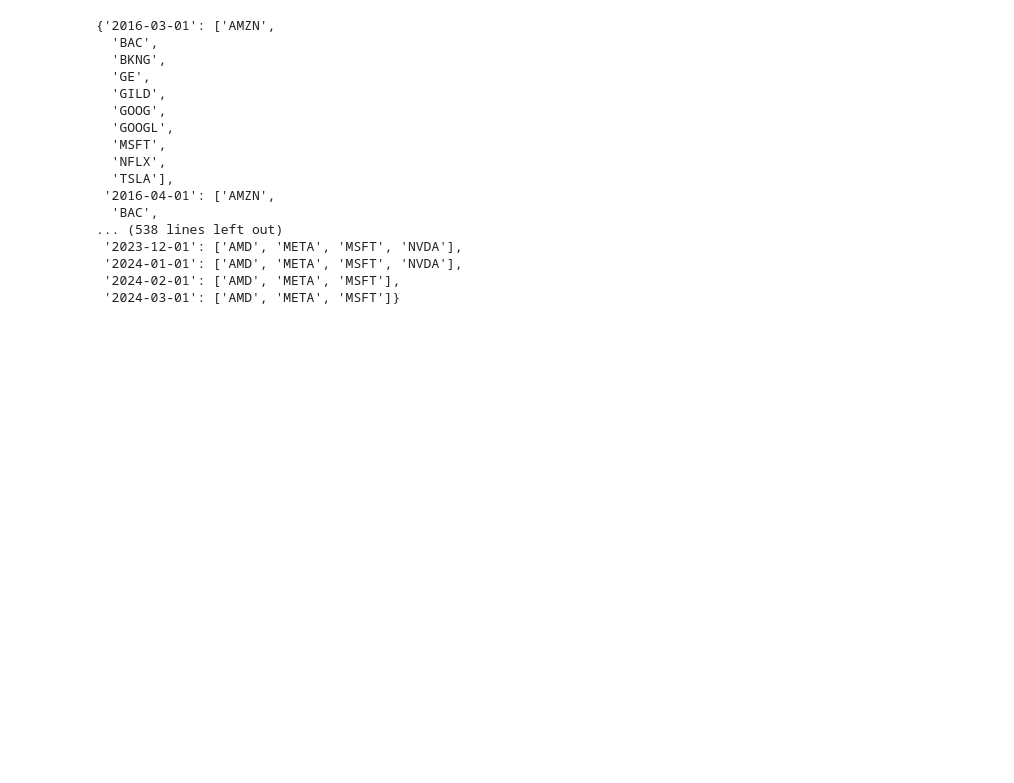
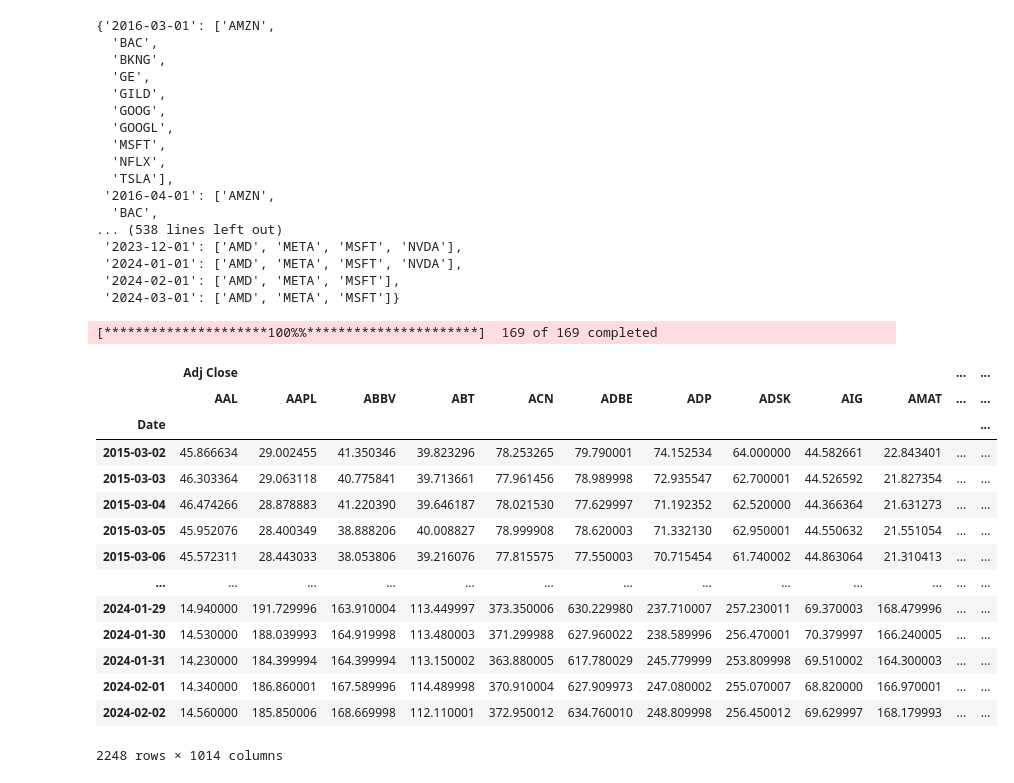
Before and after one commit to wtcrowe4/ml-algo-trading, a Jupyter notebook: quant_strats.ipynb, the cells around one changed output. Saved outputs shown, nothing was run; the diff lists cells and outputs as text; code cells hidden in the pictures; blank space fills up the shorter version.

Commit message:
fresh daily data

```diff
--- a/quant_strats.ipynb
+++ b/quant_strats.ipynb
@@ -353,0 +352,48 @@ fixed_dates
+# %%
+# Define portfolio optimization function
+from pypfopt.efficient_frontier import EfficientFrontier
+from pypfopt import risk_models
+from pypfopt import expected_returns
+
+def optimize_weights(prices, lower_bound=0):
+
+    returns = expected_returns.mean_historical_return(prices=prices,
+                                                      frequency=252)
+
+    cov = risk_models.sample_cov(prices=prices,
+                                 frequency=252)
+
+    ef = EfficientFrontier(expected_returns=returns,
+                           cov_matrix=cov,
+                           weight_bounds=(lower_bound, .1),
+                           solver='SCS')
+
+    weights = ef.max_sharpe()
+
+    return ef.clean_weights()
+
+# Fresh daily data for the selected stocks
+stocks = data.index.get_level_values('Symbol').unique().tolist()
+
+new_df = yf.download(tickers=stocks,
+                     start=data.index.get_level_values('Date').unique()[0]-pd.DateOffset(months=12),
+                     end=data.index.get_level_values('Date').unique()[-1])
+
+new_df
+# %% [output]
+[*********************100%%**********************]  169 of 169 completed
+|  | Adj Close |  |  |  |  |  |  |  |  |  | ... | ... |
+|  | AAL | AAPL | ABBV | ABT | ACN | ADBE | ADP | ADSK | AIG | AMAT | ... | ... |
+| Date |  |  |  |  |  |  |  |  |  |  |  | ... |
+| 2015-03-02 | 45.866634 | 29.002455 | 41.350346 | 39.823296 | 78.253265 | 79.790001 | 74.152534 | 64.000000 | 44.582661 | 22.843401 | ... | ... |
+| 2015-03-03 | 46.303364 | 29.063118 | 40.775841 | 39.713661 | 77.961456 | 78.989998 | 72.935547 | 62.700001 | 44.526592 | 21.827354 | ... | ... |
+| 2015-03-04 | 46.474266 | 28.878883 | 41.220390 | 39.646187 | 78.021530 | 77.629997 | 71.192352 | 62.520000 | 44.366364 | 21.631273 | ... | ... |
+| 2015-03-05 | 45.952076 | 28.400349 | 38.888206 | 40.008827 | 78.999908 | 78.620003 | 71.332130 | 62.950001 | 44.550632 | 21.551054 | ... | ... |
+| 2015-03-06 | 45.572311 | 28.443033 | 38.053806 | 39.216076 | 77.815575 | 77.550003 | 70.715454 | 61.740002 | 44.863064 | 21.310413 | ... | ... |
+| ... | ... | ... | ... | ... | ... | ... | ... | ... | ... | ... | ... | ... |
+| 2024-01-29 | 14.940000 | 191.729996 | 163.910004 | 113.449997 | 373.350006 | 630.229980 | 237.710007 | 257.230011 | 69.370003 | 168.479996 | ... | ... |
+| 2024-01-30 | 14.530000 | 188.039993 | 164.919998 | 113.480003 | 371.299988 | 627.960022 | 238.589996 | 256.470001 | 70.379997 | 166.240005 | ... | ... |
+| 2024-01-31 | 14.230000 | 184.399994 | 164.399994 | 113.150002 | 363.880005 | 617.780029 | 245.779999 | 253.809998 | 69.510002 | 164.300003 | ... | ... |
+| 2024-02-01 | 14.340000 | 186.860001 | 167.589996 | 114.489998 | 370.910004 | 627.909973 | 247.080002 | 255.070007 | 68.820000 | 166.970001 | ... | ... |
+| 2024-02-02 | 14.560000 | 185.850006 | 168.669998 | 112.110001 | 372.950012 | 634.760010 | 248.809998 | 256.450012 | 69.629997 | 168.179993 | ... | ... |
+2248 rows × 1014 columns
```
Also changed, not shown: parts of 1 cell of this notebook.
